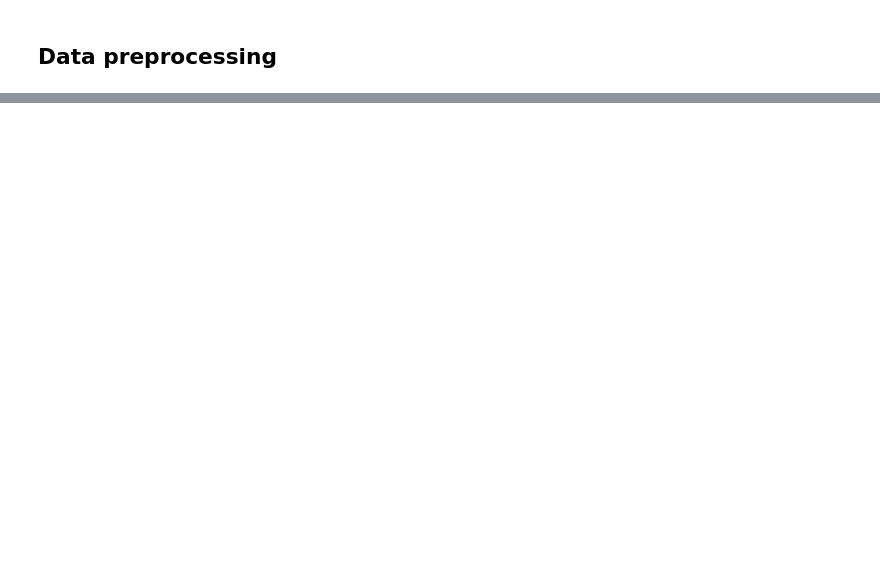
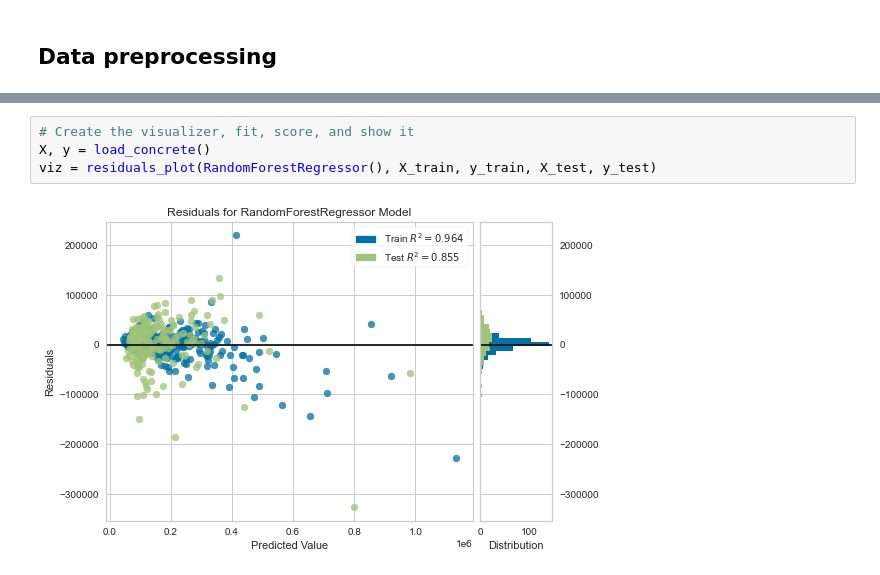
Before and after one commit to sonjaynicolay/Final_Project, a Jupyter notebook: Housing_ML.ipynb, the cells around one changed output, grey strips where cells are left out. Cells and saved outputs as stored; diff of their text form; blank space fills up the shorter version.

```diff
--- a/Housing_ML.ipynb
+++ b/Housing_ML.ipynb
@@ -153,0 +214,6 @@ y_pred = fit_model.predict(X)
+# %%
+# Create the visualizer, fit, score, and show it
+X, y = load_concrete()
+viz = residuals_plot(RandomForestRegressor(), X_train, y_train, X_test, y_test)
+# %% [output]
+[figure, added]
```
Also changed, not shown: parts of 28 cells of this notebook.
